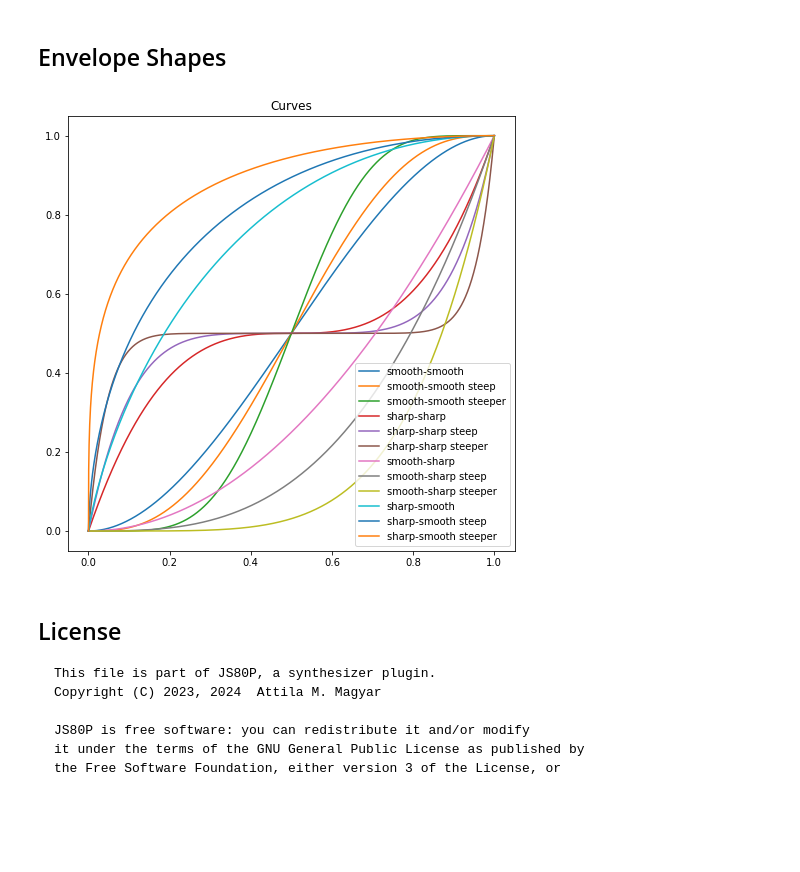
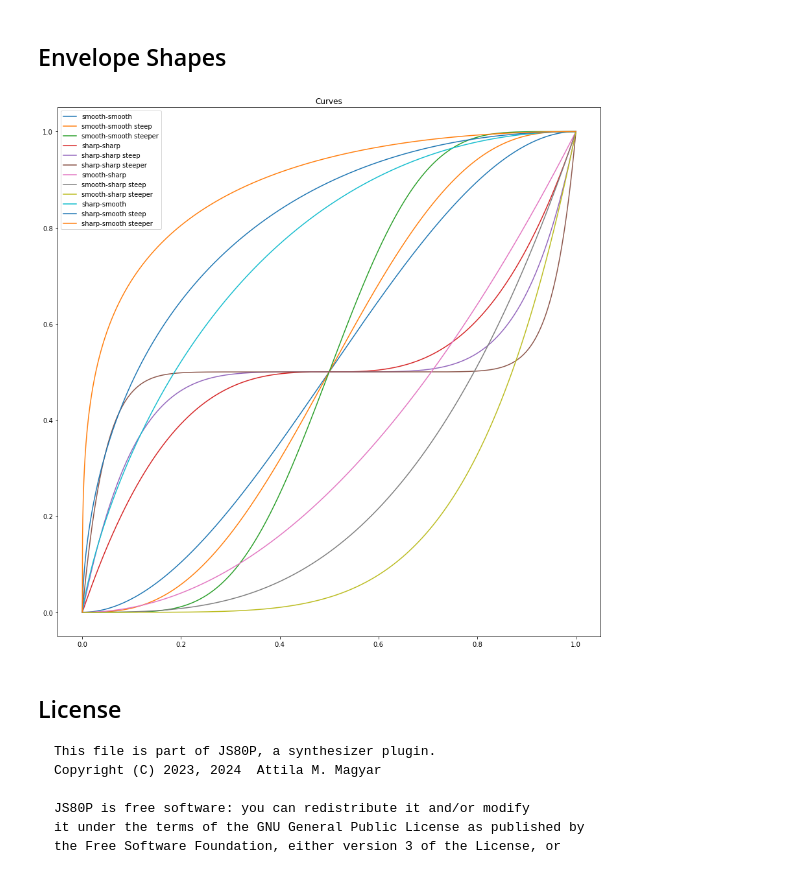
Before and after one commit to attilammagyar/js80p, a Jupyter notebook: doc/distortions.ipynb, the cells around one changed output. Drawn from its saved outputs; the diff is of its cells as text; code cells hidden in the pictures; blank space fills up the shorter version.

```diff
--- a/doc/distortions.ipynb
+++ b/doc/distortions.ipynb
@@ -864,35 +1009,35 @@ def plot_curves():
     curves = (
         ("smooth-smooth",         lambda x: ((-2.0 * x + 3.0) * x) * x),
         ("smooth-smooth steep",   lambda x: ((((6.0 * x - 15.0) * x + 10.0) * x) * x) * x),
         ("smooth-smooth steeper", smooth_smooth_steeper),
         ("sharp-sharp",           lambda x: ((4.0 * x - 6.0) * x + 3.0) * x),
         ("sharp-sharp steep",     lambda x: ((((16.0 * x - 40.0) * x + 40.0) * x - 20.0) * x + 5.0) * x),
         ("sharp-sharp steeper",   sharp_sharp_steeper),
         ("smooth-sharp",          lambda x: x ** 2.0),
         ("smooth-sharp steep",    lambda x: x ** 3.0),
         ("smooth-sharp steeper",  lambda x: x ** 5.0),
         ("sharp-smooth",          lambda x: x * (1.0 - m.log(x + 0.001)) / (1.0 - m.log(1.001))),
         ("sharp-smooth steep",    lambda x: (x * (1.0 - m.log(x + 0.001)) / (1.0 - m.log(1.001))) ** (2.0 / 3.0)),
         ("sharp-smooth steeper",  lambda x: (x * (1.0 - m.log(x + 0.001)) / (1.0 - m.log(1.001))) ** (1.0 / 3.0)),
     )
 
     N = 2000
     xs = [i / N for i in range(N + 1)]
 
-    plt.figure(figsize=(8, 8))
+    plt.figure(figsize=(15, 15))
 
     for name, f in curves:
         fxs = [f(x) for x in xs]
         plt.plot(xs, fxs, label=name)
 
     plt.title("Curves")
     plt.legend()
     plt.show()
 
 
 plot_curves()
 # %% [output]
-[figure, old version]
+[figure, new version]
 # %% [markdown]
 License
 -------
```
Also changed, not shown: parts of 35 cells of this notebook, 14 other files.
